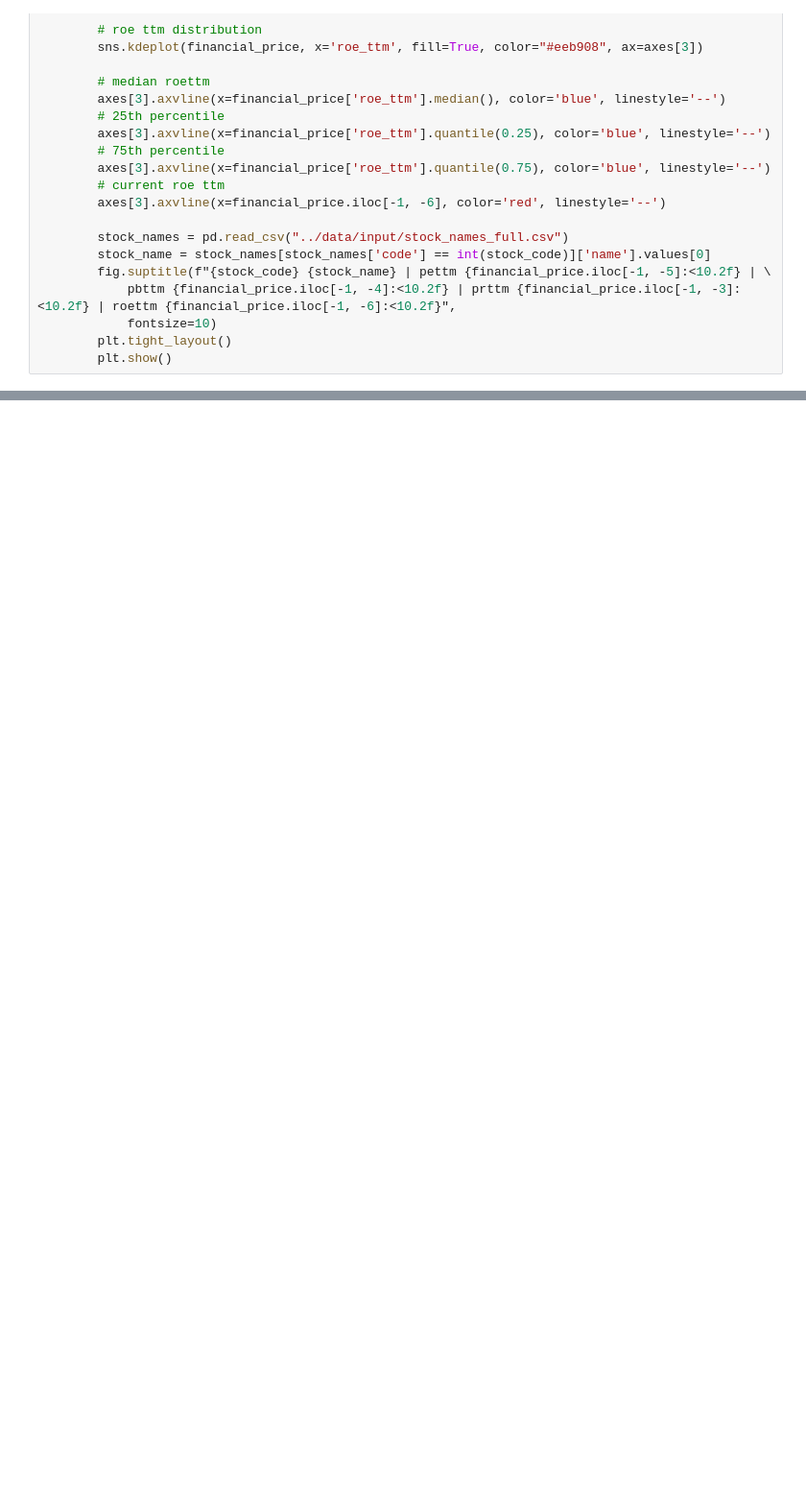
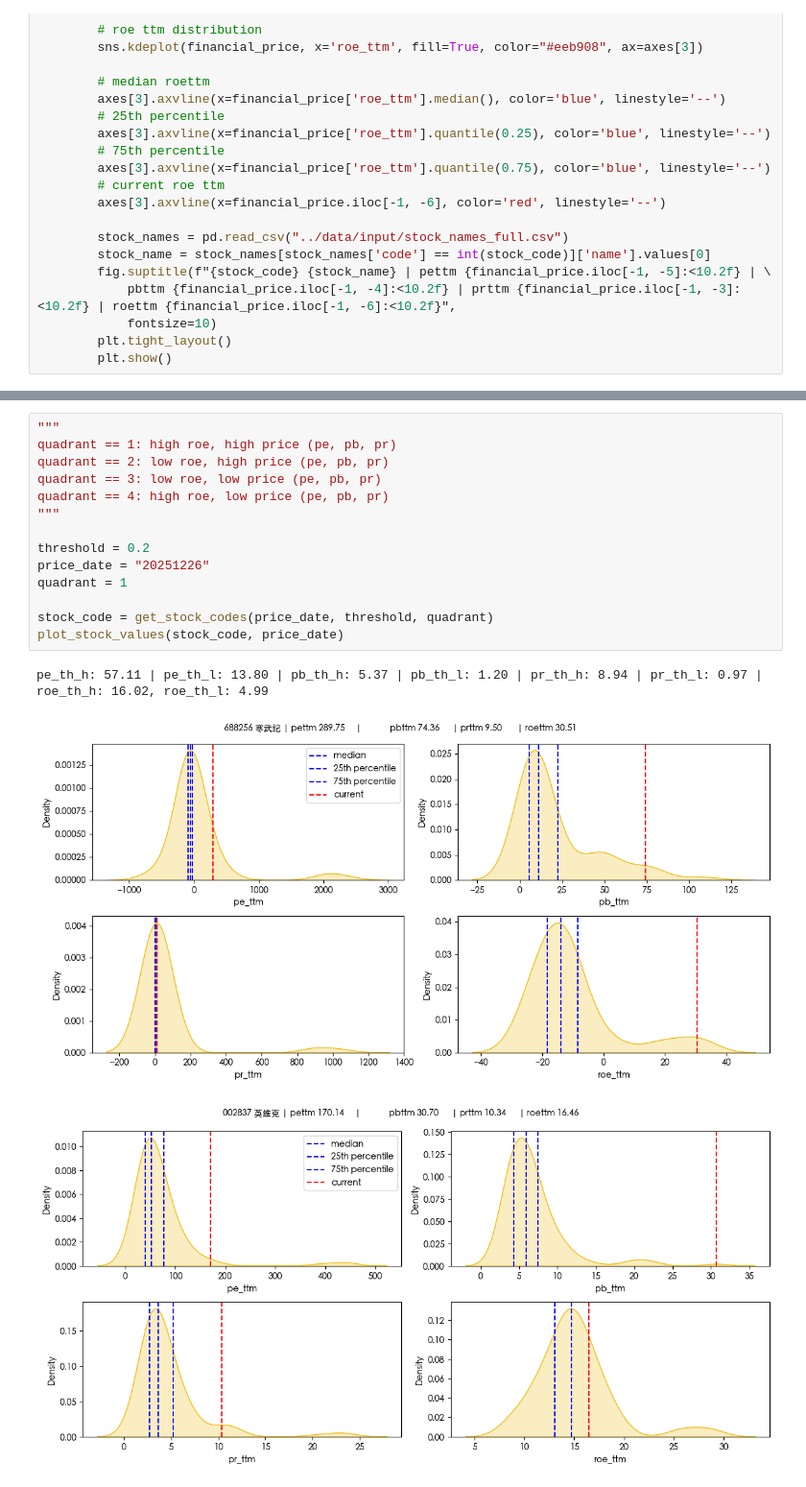
Before and after one commit to ProfessorErdo/stock-trend-tracker, a Jupyter notebook: notebooks/four_quadrants.ipynb, the cells around one changed output, grey strips where cells are left out. Shown at 96% size. Cells and saved outputs as stored; diff of their text form; blank space fills up the shorter version.

```diff
--- a/notebooks/four_quadrants.ipynb
+++ b/notebooks/four_quadrants.ipynb
@@ -142,0 +143,18 @@ pe_th_h: 46.60 | pe_th_l: 15.95 | pb_th_h: 4.31 | pb_th_l: 1.40 | pr_th_h: 6.03
+# %%
+"""
+quadrant == 1: high roe, high price (pe, pb, pr)
+quadrant == 2: low roe, high price (pe, pb, pr)
+quadrant == 3: low roe, low price (pe, pb, pr)
+quadrant == 4: high roe, low price (pe, pb, pr)
+"""
+
+threshold = 0.2
+price_date = "20251226"
+quadrant = 1
+
+stock_code = get_stock_codes(price_date, threshold, quadrant)
+plot_stock_values(stock_code, price_date)
+# %% [output]
+pe_th_h: 57.11 | pe_th_l: 13.80 | pb_th_h: 5.37 | pb_th_l: 1.20 | pr_th_h: 8.94 | pr_th_l: 0.97 | roe_th_h: 16.02, roe_th_l: 4.99
+[figure, added]
+[figure, added]
```
Also changed, not shown: parts of 2 cells of this notebook, 2 other files.
